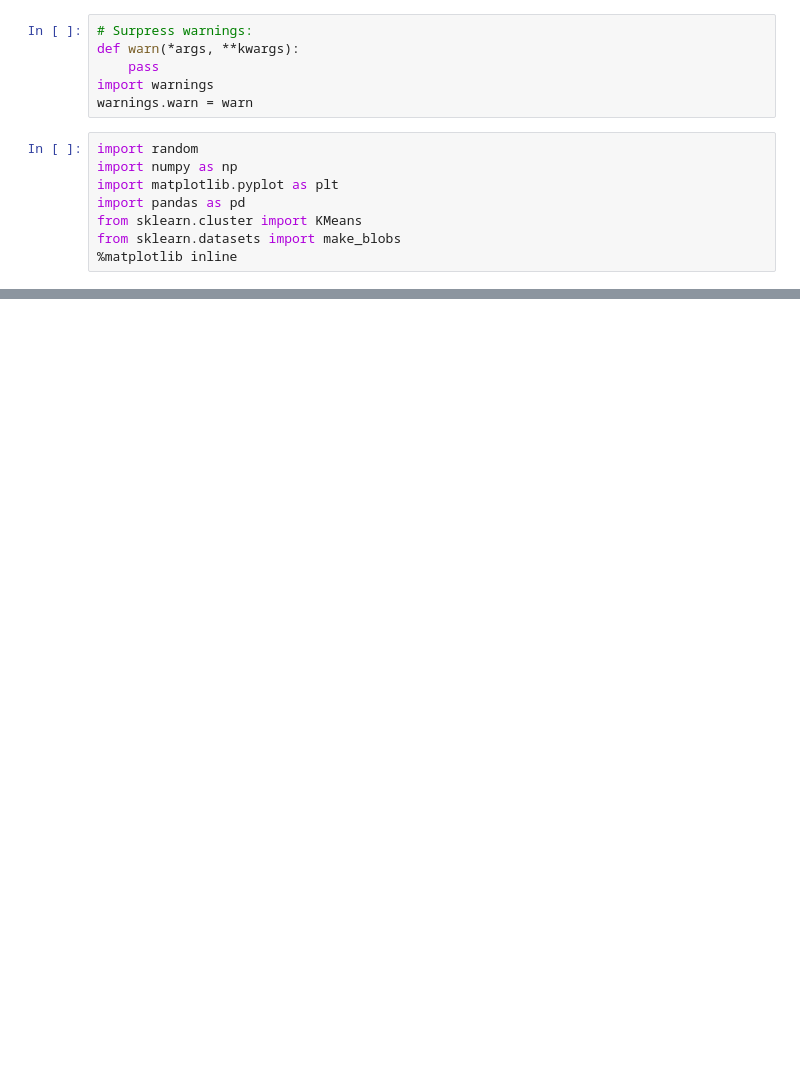
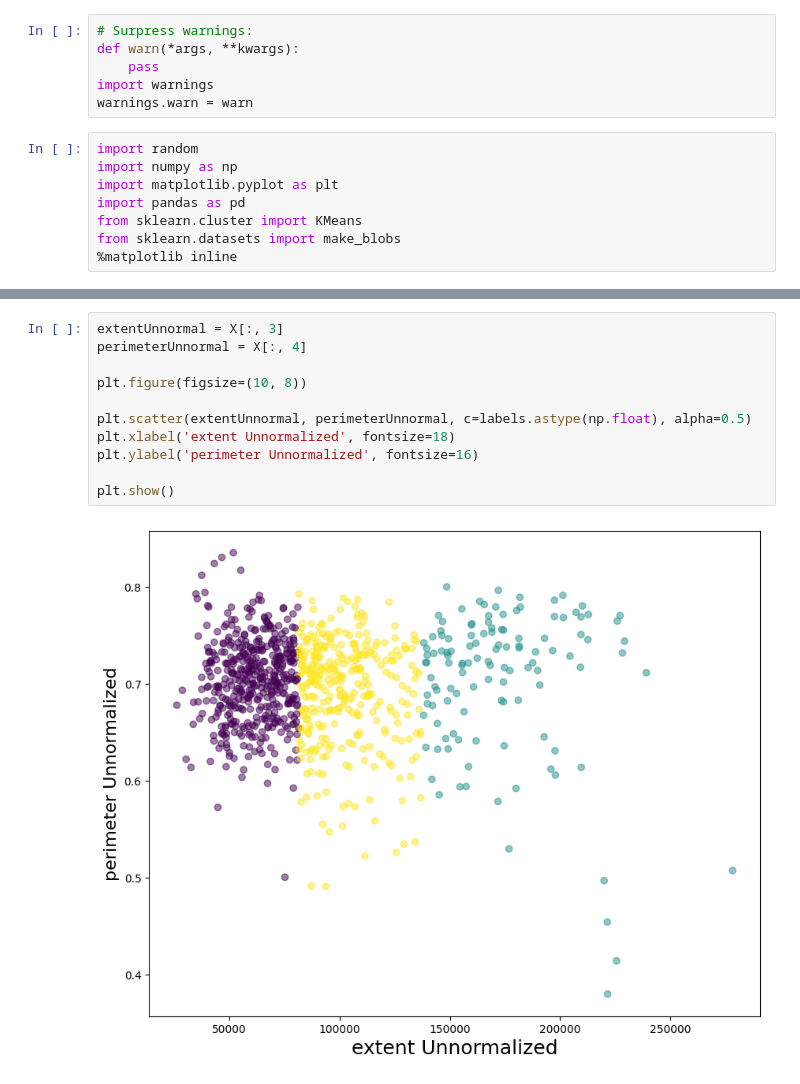
Before and after one commit to RafiPibe/KMeansClustering, a Jupyter notebook: 5025211074_MachineLearning.ipynb, the cells around one changed output, grey strips where cells are left out. Cells and saved outputs as stored; diff of their text form; blank space fills up the shorter version.

```diff
--- a/5025211074_MachineLearning.ipynb
+++ b/5025211074_MachineLearning.ipynb
@@ -34,0 +119,13 @@ data
+# %%
+extentUnnormal = X[:, 3]
+perimeterUnnormal = X[:, 4]
+
+plt.figure(figsize=(10, 8))
+
+plt.scatter(extentUnnormal, perimeterUnnormal, c=labels.astype(np.float), alpha=0.5)
+plt.xlabel('extent Unnormalized', fontsize=18)
+plt.ylabel('perimeter Unnormalized', fontsize=16)
+
+plt.show()
+# %% [output]
+[figure, added]
```
Also changed, not shown: parts of 11 cells of this notebook.
